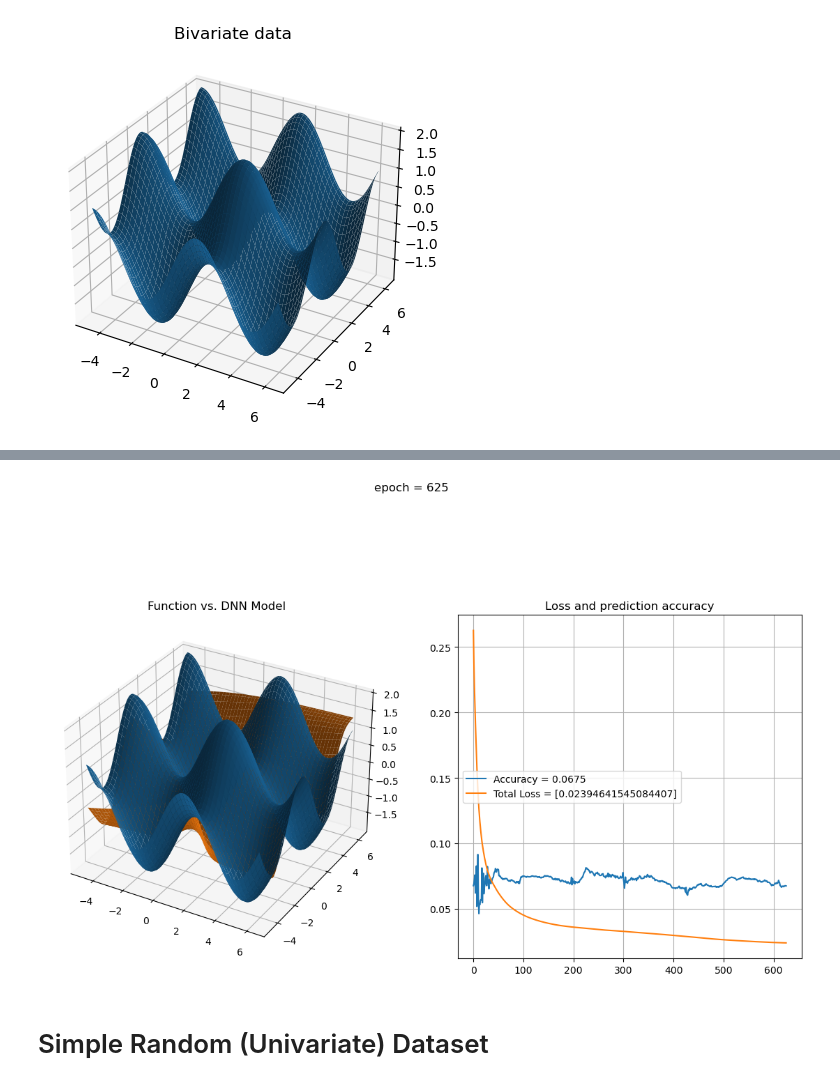
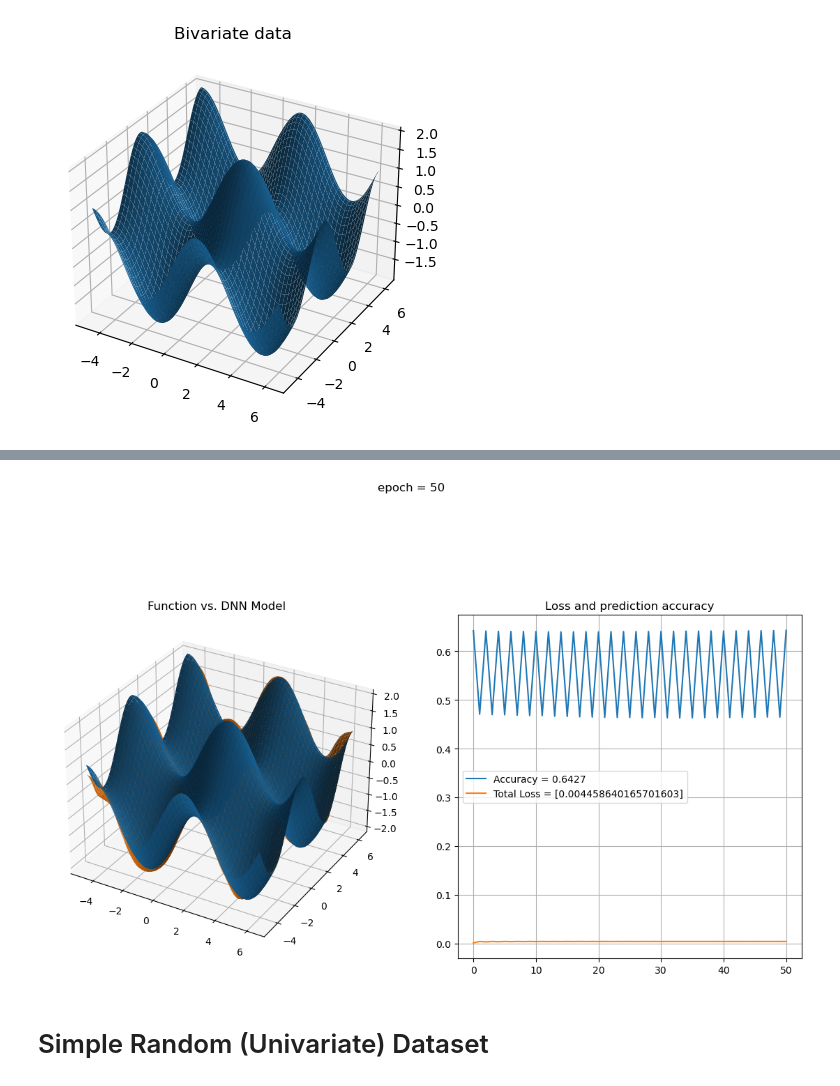
Before and after one commit to kalagotla/simple_dnns, a Jupyter notebook: dnns_with_pytorch.ipynb, the cells around one changed output, grey strips where cells are left out. Cells and saved outputs as stored; diff of their text form; code cells hidden in the pictures.

```diff
--- a/dnns_with_pytorch.ipynb
+++ b/dnns_with_pytorch.ipynb
@@ -155,11 +156,12 @@ Validation error for the trained model = 0.9704455012658203
-# %%
-model2.epochs = 7001
-model2.set_parameters()
-model2.continue_train()
-
-model2.train()
-# %% [output]
-[figure, removed]
+# %%
+model2.epochs = 51
+model2.learning_rate = 0.01
+model2.set_parameters()
+model2.continue_train()
+
+model2.train()  # Ran it for over 3000 epochs
+# %% [output]
+[figure, added]
 # %% [markdown]
 # Simple Random (Univariate) Dataset
 # %%
```
Also changed, not shown: parts of 21 cells of this notebook, 1 other file.
